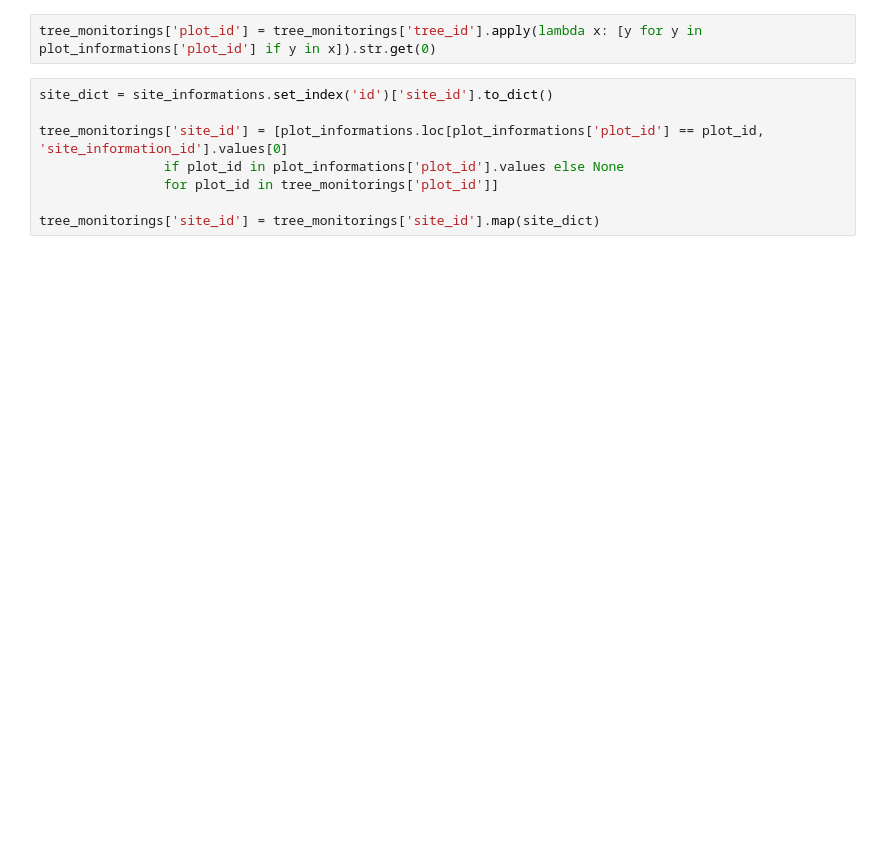
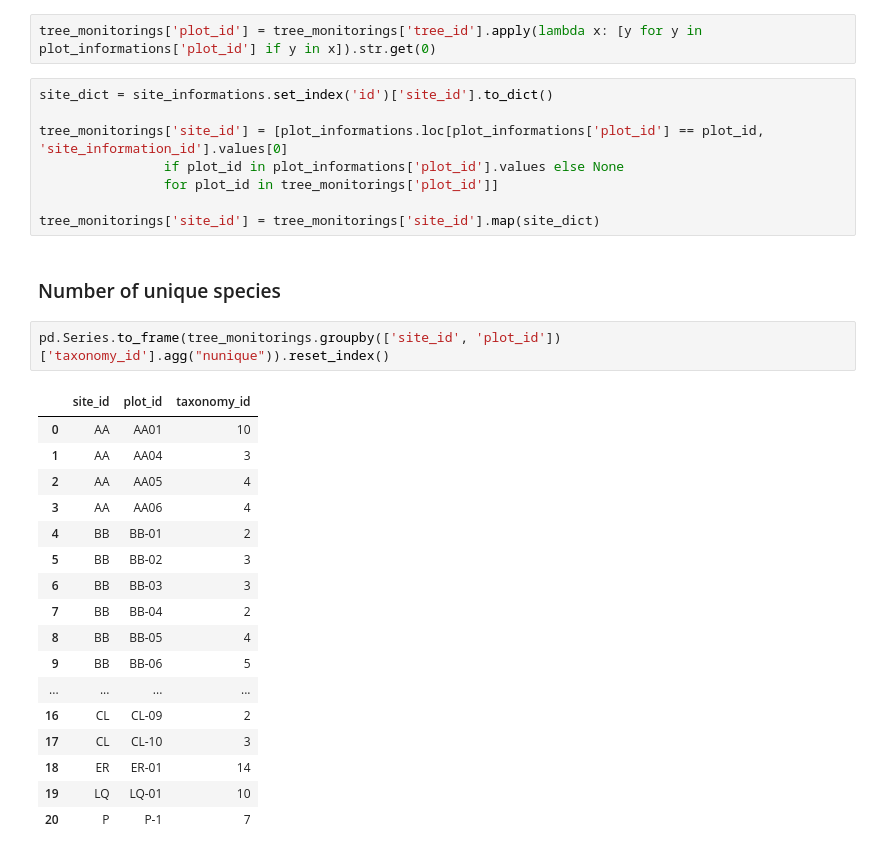
Before and after one commit to ZakiRMuc/CBRMS, a Jupyter notebook: CBRMS_biomass.ipynb, the cells around one changed output. Saved outputs shown, nothing was run; the diff lists cells and outputs as text; blank space fills up the shorter version.

```diff
--- a/CBRMS_biomass.ipynb
+++ b/CBRMS_biomass.ipynb
@@ -488,3 +437,25 @@ tree_monitorings['site_id'] = [plot_informations.loc[plot_informations['plot_id'
                 for plot_id in tree_monitorings['plot_id']]
 
 tree_monitorings['site_id'] = tree_monitorings['site_id'].map(site_dict)
+# %% [markdown]
+### Number of unique species
+# %%
+pd.Series.to_frame(tree_monitorings.groupby(['site_id', 'plot_id'])['taxonomy_id'].agg("nunique")).reset_index()
+# %% [output]
+|  | site_id | plot_id | taxonomy_id |
+| 0 | AA | AA01 | 10 |
+| 1 | AA | AA04 | 3 |
+| 2 | AA | AA05 | 4 |
+| 3 | AA | AA06 | 4 |
+| 4 | BB | BB-01 | 2 |
+| 5 | BB | BB-02 | 3 |
+| 6 | BB | BB-03 | 3 |
+| 7 | BB | BB-04 | 2 |
+| 8 | BB | BB-05 | 4 |
+| 9 | BB | BB-06 | 5 |
+| ... | ... | ... | ... |
+| 16 | CL | CL-09 | 2 |
+| 17 | CL | CL-10 | 3 |
+| 18 | ER | ER-01 | 14 |
+| 19 | LQ | LQ-01 | 10 |
+| 20 | P | P-1 | 7 |
```
Also changed, not shown: parts of 32 cells of this notebook.
